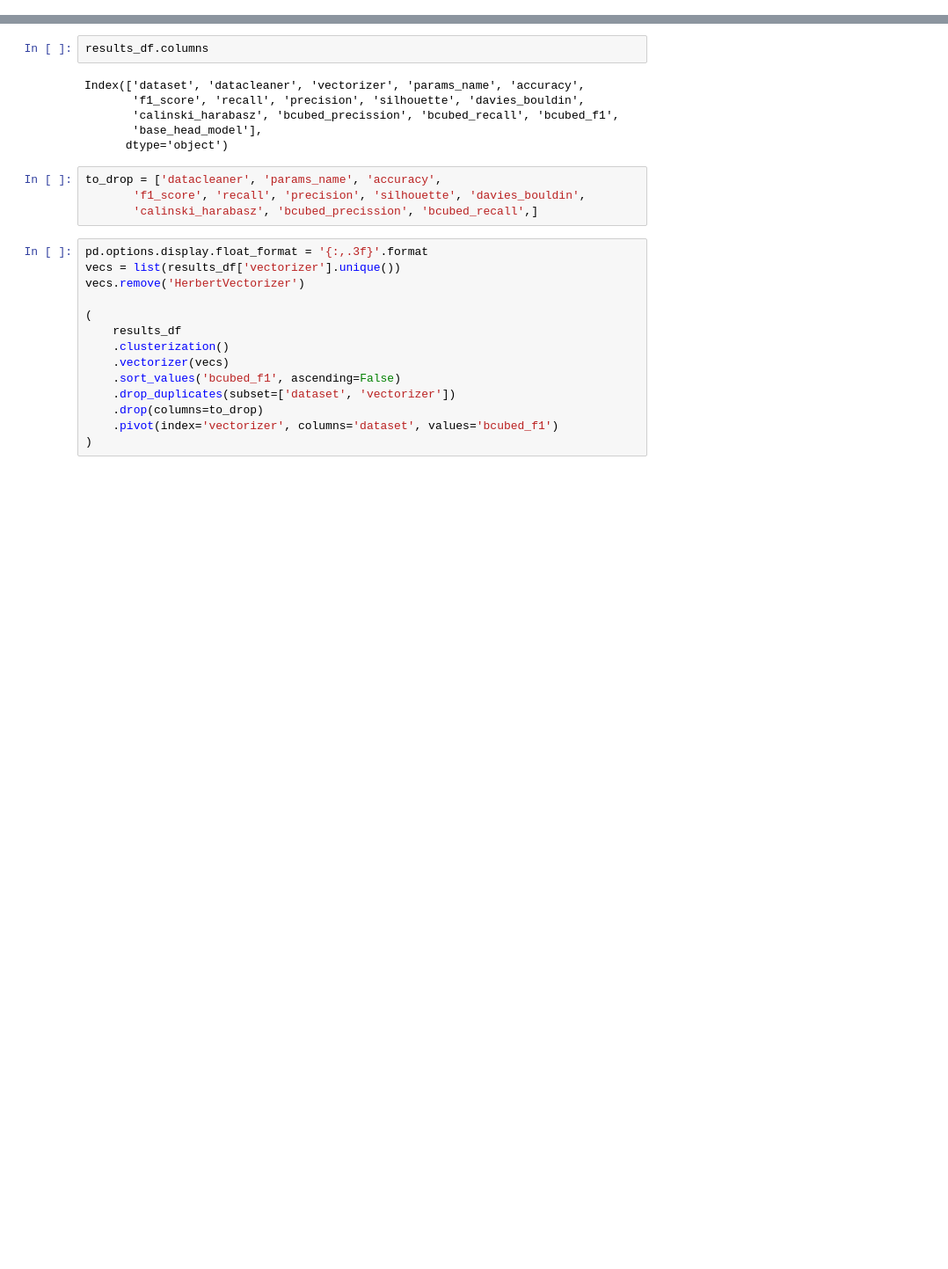
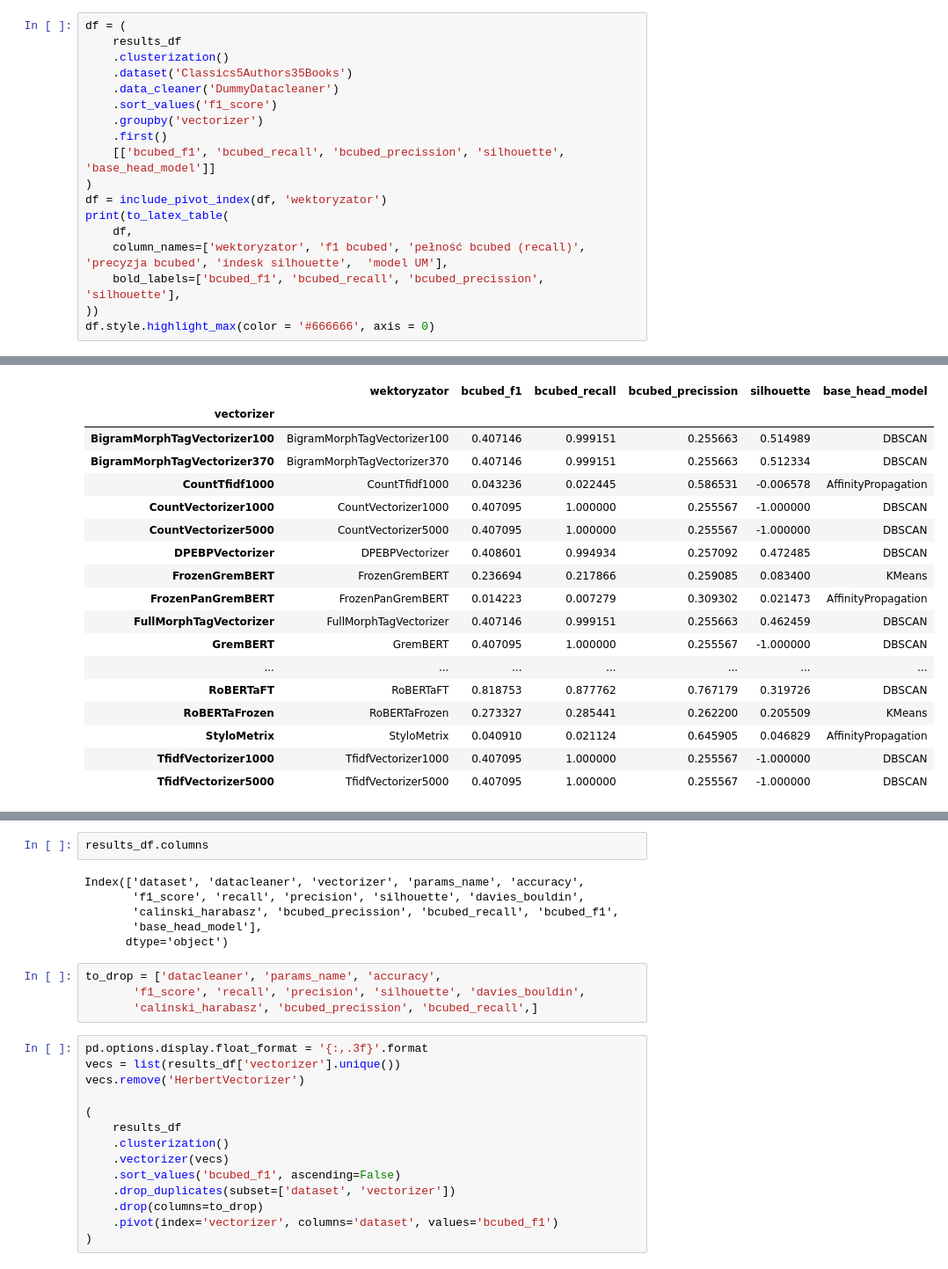
Before and after one commit to WitoldFracek/grembedding, a Jupyter notebook: notebooks/results_analysis.ipynb, the cells around one changed output, grey strips where cells are left out. Shown at 88% size. Saved outputs shown, nothing was run; the diff lists cells and outputs as text; blank space fills up the shorter version.

```diff
--- a/notebooks/results_analysis.ipynb
+++ b/notebooks/results_analysis.ipynb
@@ -42,0 +99,19 @@ array(['TwitterCyberbullying', 'PrusVsSienkiewicz', 'WritingStyle',
+# %%
+df = (
+    results_df
+    .clusterization()
+    .dataset('Classics5Authors35Books')
+    .data_cleaner('DummyDatacleaner')
+    .sort_values('f1_score')
+    .groupby('vectorizer')
+    .first()
+    [['bcubed_f1', 'bcubed_recall', 'bcubed_precission', 'silhouette', 'base_head_model']]
+)
+df = include_pivot_index(df, 'wektoryzator')
+print(to_latex_table(
+    df,
+    column_names=['wektoryzator', 'f1 bcubed', 'pełność bcubed (recall)', 'precyzja bcubed', 'indesk silhouette',  'model UM'],
+    bold_labels=['bcubed_f1', 'bcubed_recall', 'bcubed_precission', 'silhouette'],
+))
+df.style.highlight_max(color = '#666666', axis = 0)
+# %% [output]
@@ -42,0 +135,18 @@ array(['TwitterCyberbullying', 'PrusVsSienkiewicz', 'WritingStyle',
+|  | wektoryzator | bcubed_f1 | bcubed_recall | bcubed_precission | silhouette | base_head_model |
+| vectorizer |  |  |  |  |  |  |
+| BigramMorphTagVectorizer100 | BigramMorphTagVectorizer100 | 0.407146 | 0.999151 | 0.255663 | 0.514989 | DBSCAN |
+| BigramMorphTagVectorizer370 | BigramMorphTagVectorizer370 | 0.407146 | 0.999151 | 0.255663 | 0.512334 | DBSCAN |
+| CountTfidf1000 | CountTfidf1000 | 0.043236 | 0.022445 | 0.586531 | -0.006578 | AffinityPropagation |
+| CountVectorizer1000 | CountVectorizer1000 | 0.407095 | 1.000000 | 0.255567 | -1.000000 | DBSCAN |
+| CountVectorizer5000 | CountVectorizer5000 | 0.407095 | 1.000000 | 0.255567 | -1.000000 | DBSCAN |
+| DPEBPVectorizer | DPEBPVectorizer | 0.408601 | 0.994934 | 0.257092 | 0.472485 | DBSCAN |
+| FrozenGremBERT | FrozenGremBERT | 0.236694 | 0.217866 | 0.259085 | 0.083400 | KMeans |
+| FrozenPanGremBERT | FrozenPanGremBERT | 0.014223 | 0.007279 | 0.309302 | 0.021473 | AffinityPropagation |
+| FullMorphTagVectorizer | FullMorphTagVectorizer | 0.407146 | 0.999151 | 0.255663 | 0.462459 | DBSCAN |
+| GremBERT | GremBERT | 0.407095 | 1.000000 | 0.255567 | -1.000000 | DBSCAN |
+| ... | ... | ... | ... | ... | ... | ... |
+| RoBERTaFT | RoBERTaFT | 0.818753 | 0.877762 | 0.767179 | 0.319726 | DBSCAN |
+| RoBERTaFrozen | RoBERTaFrozen | 0.273327 | 0.285441 | 0.262200 | 0.205509 | KMeans |
+| StyloMetrix | StyloMetrix | 0.040910 | 0.021124 | 0.645905 | 0.046829 | AffinityPropagation |
+| TfidfVectorizer1000 | TfidfVectorizer1000 | 0.407095 | 1.000000 | 0.255567 | -1.000000 | DBSCAN |
+| TfidfVectorizer5000 | TfidfVectorizer5000 | 0.407095 | 1.000000 | 0.255567 | -1.000000 | DBSCAN |
```
Also changed, not shown: parts of 11 cells of this notebook, 2 other files.
